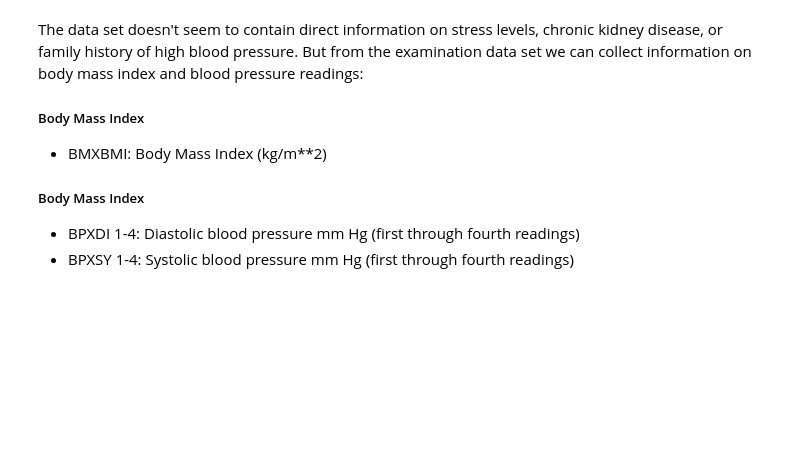
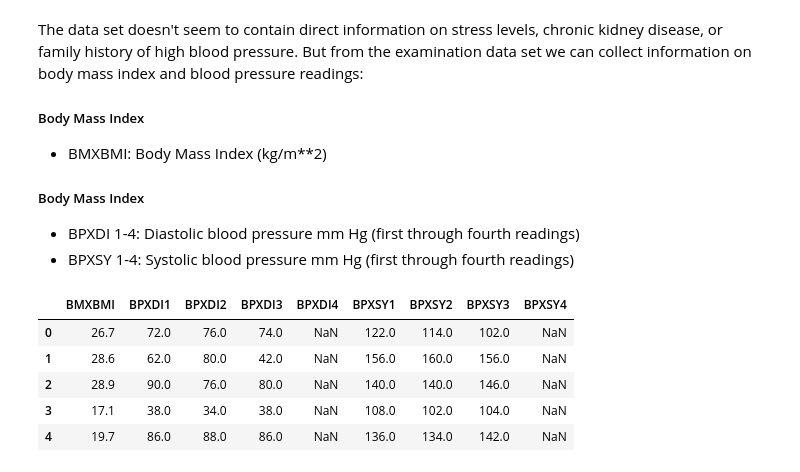
Before and after one commit to mccomackjp/blood-pressure-analysis-and-prediction, a Jupyter notebook: blood_pressure_analysis_and_prediction.ipynb, the cells around one changed output. Saved outputs shown, nothing was run; the diff lists cells and outputs as text; code cells hidden in the pictures; blank space fills up the shorter version.

```diff
--- a/blood_pressure_analysis_and_prediction.ipynb
+++ b/blood_pressure_analysis_and_prediction.ipynb
@@ -99,4 +155,13 @@ The data set doesn't seem to contain direct information on stress levels, chroni
 * BPXDI 1-4: Diastolic blood pressure mm Hg (first through fourth readings)
 * BPXSY 1-4: Systolic blood pressure mm Hg (first through fourth readings)
 # %%
-exam_df[['BMXBMI', 'BPXDI1', 'BPXDI2', 'BPXDI3', 'BPXDI4', 'BPXSY1', 'BPXSY2', 'BPXSY3', 'BPXSY4']].head()
+exam_columns = ['BMXBMI', 'BPXDI1', 'BPXDI2', 'BPXDI3', 'BPXDI4', 'BPXSY1', 'BPXSY2', 'BPXSY3', 'BPXSY4']
+selected_columns += exam_columns
+exam_df[exam_columns].head()
+# %% [output]
+|  | BMXBMI | BPXDI1 | BPXDI2 | BPXDI3 | BPXDI4 | BPXSY1 | BPXSY2 | BPXSY3 | BPXSY4 |
+| 0 | 26.7 | 72.0 | 76.0 | 74.0 | NaN | 122.0 | 114.0 | 102.0 | NaN |
+| 1 | 28.6 | 62.0 | 80.0 | 42.0 | NaN | 156.0 | 160.0 | 156.0 | NaN |
+| 2 | 28.9 | 90.0 | 76.0 | 80.0 | NaN | 140.0 | 140.0 | 146.0 | NaN |
+| 3 | 17.1 | 38.0 | 34.0 | 38.0 | NaN | 108.0 | 102.0 | 104.0 | NaN |
+| 4 | 19.7 | 86.0 | 88.0 | 86.0 | NaN | 136.0 | 134.0 | 142.0 | NaN |
```
Also changed, not shown: parts of 12 cells of this notebook.
